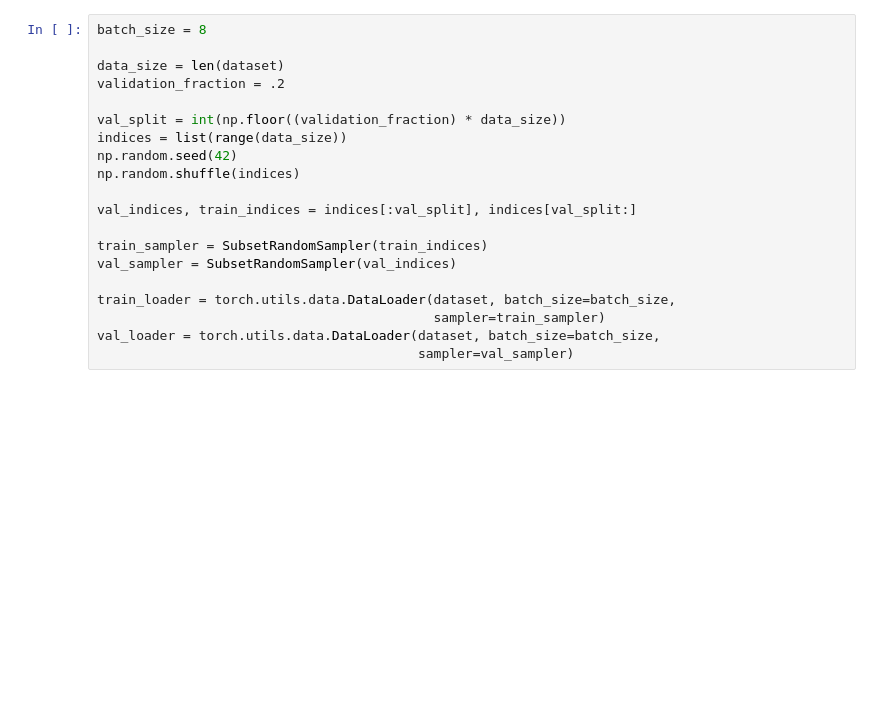
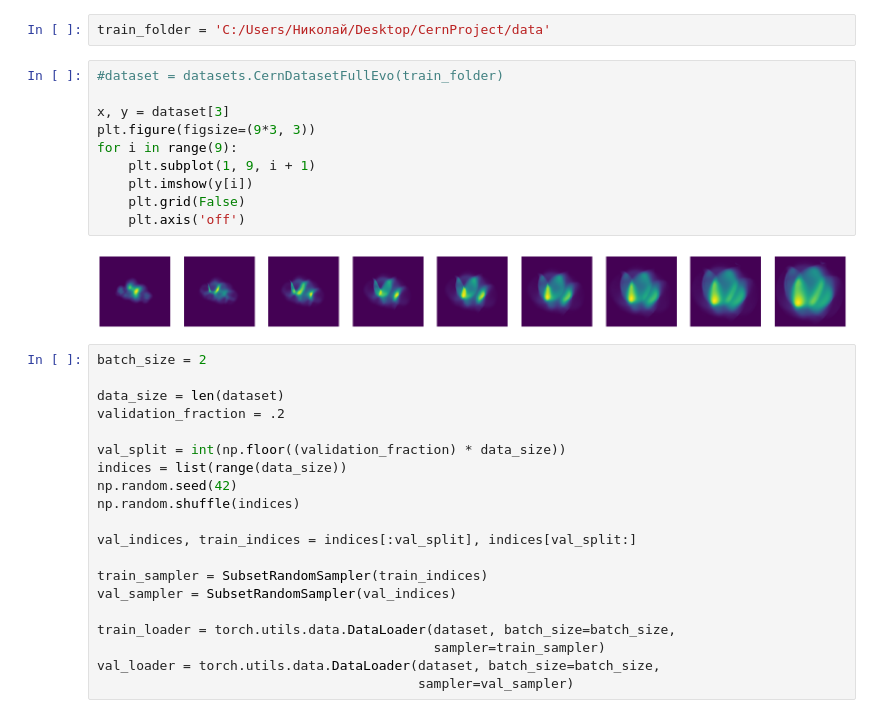
Before and after one commit to Nickkreker/CernProject, a Jupyter notebook: Untitled.ipynb, the cells around one changed output. Saved outputs shown, nothing was run; the diff lists cells and outputs as text; blank space fills up the shorter version.

Commit message:
project structured

```diff
--- a/Untitled.ipynb
+++ b/Untitled.ipynb
@@ -86,5 +11,19 @@ visualize_samples(dataset, indices, "Samples")
+# %%
+train_folder = 'C:/Users/Николай/Desktop/CernProject/data'
+# %%
+#dataset = datasets.CernDatasetFullEvo(train_folder)
+
+x, y = dataset[3]
+plt.figure(figsize=(9*3, 3))
+for i in range(9):
+    plt.subplot(1, 9, i + 1)
+    plt.imshow(y[i])
+    plt.grid(False)
+    plt.axis('off')
+# %% [output]
+[figure, added]
 # %%
-batch_size = 8
+batch_size = 2
 
 data_size = len(dataset)
 validation_fraction = .2
```
Also changed, not shown: parts of 21 cells of this notebook, 6 other files.
